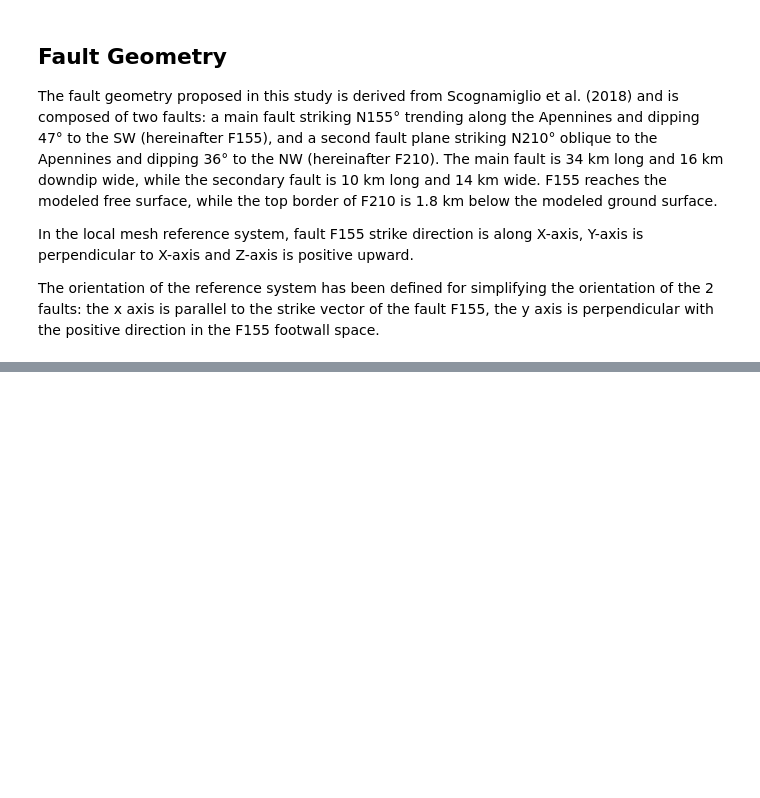
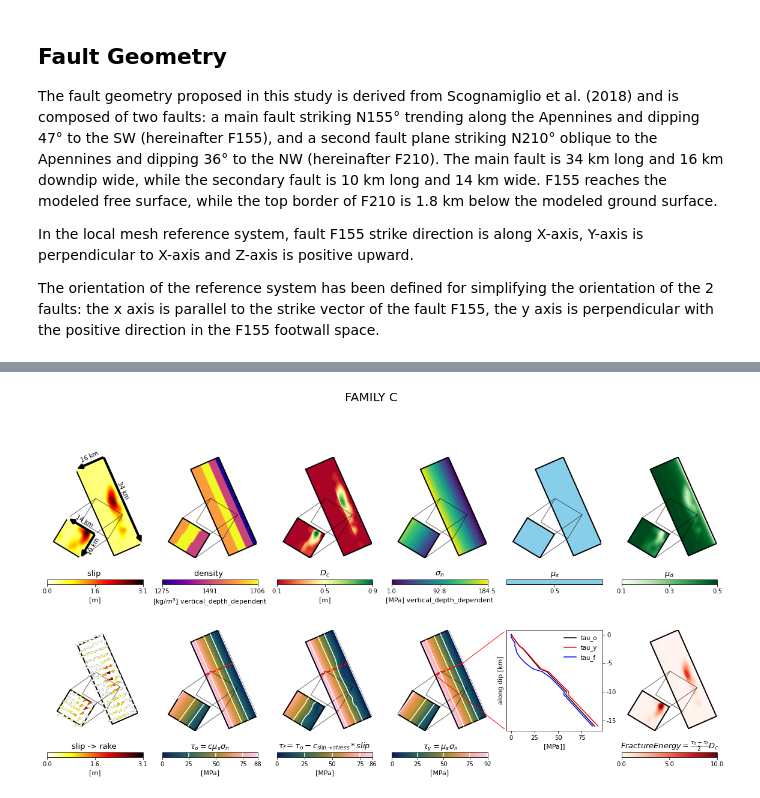
Before and after one commit to git-taufiq/NorciaMultiFault, a Jupyter notebook: FAMILIES.ipynb, the cells around one changed output, grey strips where cells are left out. Cells and saved outputs as stored; diff of their text form; code cells hidden in the pictures; blank space fills up the shorter version.

```diff
--- a/FAMILIES.ipynb
+++ b/FAMILIES.ipynb
@@ -755,7 +814,6 @@ Family  B  represents  the  group  of  heterogeneous  models  frequently  used b
 # Dc, slip weaking critical distance
 # ----------------------------------------
 # 𝐷𝑐  is a percentage of the total slip, the percentage depends on the depth
-z_nncia=[-1500.,-4500,-7500,-14500,-29500,-35500,-43500,-100000]
 dc_nncia=[0.3,0.3,0.1,0.1]
 D_CR_tres=0.02
 D_CR_b=tmp_b.copy()
@@ -1022,7 +1082,31 @@ Family  C  includes  models  with  homogeneous  static  friction  and  initial
 # %%
 # family C parameters
 # -------------------------
-NOME_SIMULAZIONE='C_family'
+NOME_SIMULAZIONE='Family C'
+
+# Dc, slip weaking critical distance
+# ----------------------------------------
+# 𝐷𝑐  is a percentage of the total slip, the percentage depends on the depth
+
+dc_nncia=[0.3,0.3,0.1,0.1]
+D_CR_tres=0.06
+D_CR_b=tmp_b.copy()
+D_CR_a=tmp_a.copy()
+
+for zdc,dc_val in zip(z_nncia[len(dc_nncia)-1::-1],dc_nncia[::-1]):
+    #print(zdc,dc_val)
+    cdc = depth_z_a >= zdc
+    D_CR_a[cdc] = dc_val
+    cdc = depth_z_b >= zdc
+    D_CR_b[cdc] = dc_val
+
+D_CR_a=D_CR_a*slip_a
+cdc = D_CR_a <= D_CR_tres
+D_CR_a[cdc]=D_CR_tres
+
+D_CR_b=D_CR_b*slip_b
+cdc = D_CR_b <= D_CR_tres
+D_CR_b[cdc]=D_CR_tres
 
 # dynamic friction (𝜇𝑑), static friction (𝜇𝑠)
 # -------------------------------------------------
@@ -1037,9 +1121,9 @@ TAU_Y_b=NORMAL_STRESS_b*MU_S
 mu_s_a = TAU_Y_a/NORMAL_STRESS_a
 mu_s_b = TAU_Y_b/NORMAL_STRESS_b
 
-# 𝜏𝑜  is set 𝜏𝑜=𝑐𝜇𝑠𝜎𝑛 where 𝑐=0.92
-TAU_0_a=TAU_Y_a*.92
-TAU_0_b=TAU_Y_b*.92
+# 𝜏𝑜  is set 𝜏𝑜=𝑐𝜇𝑠𝜎𝑛 where 𝑐=0.96
+TAU_0_a=TAU_Y_a*.96
+TAU_0_b=TAU_Y_b*.96
 
 # 𝜏𝑓  is set 𝜏𝑓=𝜏𝑜−𝑐𝑠𝑙𝑖𝑝 → 𝑠𝑡𝑟𝑒𝑠𝑠 ∗ 𝑠𝑙𝑖𝑝
 SLIP_2_STRESS_FACTOR_a=5.5
@@ -1155,7 +1239,7 @@ vmax = max(v_a.max(), v_b.max())
 txt = 'slip -> rake [m]'
 d = plot_topview_2faults(ax, v_a, v_b, vmin, vmax, txt, cmap='hot_r',quiver=True)
 
-lev=17
+lev=25
 i = 8
 ax = fig.add_subplot(irow, icol, i)
 v_a = TAU_0_a
@@ -1197,33 +1281,35 @@ i = 11
 ax1 = fig.add_subplot(irow, icol, i)
 ax1.plot(TAU_0_a[l,:],zv_a[l,:],label='tau_o',color='k')
 ax1.plot(TAU_Y_a[l,:],zv_a[l,:],label='tau_y',color='r')
 ax1.plot(TAU_F_a[l,:],zv_a[l,:],label='tau_f',color='b')
 ax1.legend(frameon=False)
 ax1.yaxis.tick_right()
 ax1.set_yticks([0,-5000,-10000,-15000])
 ax1.set_yticklabels(str(_) for _ in [0,-5,-10,-15])
 ax1.set_ylabel('along dip [km]')
 ax1.set_xlabel('[MPa]]')
-norm = matplotlib.colors.Normalize(vmin=vmin, vmax=vmax)
-clb = plt.colorbar(matplotlib.cm.ScalarMappable(norm=norm, cmap=plt.cm.colors.ListedColormap(['white'])), ticks=[],
+norm = mpl.colors.Normalize(vmin=vmin, vmax=vmax)
+clb = plt.colorbar(mpl.cm.ScalarMappable(norm=norm, cmap=plt.cm.colors.ListedColormap(['white'])), ticks=[],
                            spacing='proportional', format='%.1f', orientation='horizontal')
 clb.outline.set_visible(False)
 
 from matplotlib.patches import ConnectionPatch
 xy=(utmx_a[l,0],utmy_a[l,0])
 xy1=(0,1)
 con = ConnectionPatch(
     xyA=xy, coordsA=ax.transData,
     xyB=xy1, coordsB=ax1.transAxes,
     arrowstyle="-", shrinkB=5,color='r')
 ax1.add_artist(con)
 xy=(utmx_a[l,-1],utmy_a[l,-1])
 xy1=(0,0)
 con = ConnectionPatch(
     xyA=xy, coordsA=ax.transData,
     xyB=xy1, coordsB=ax1.transAxes,
     arrowstyle="-", shrinkB=5,color='r')
 ax1.add_artist(con)
 
-plt.suptitle('C FAMILY')
+plt.suptitle('FAMILY C')
 plt.show()
+# %% [output]
+[figure, added]
```
Also changed, not shown: parts of 17 cells of this notebook, 3 other files.
